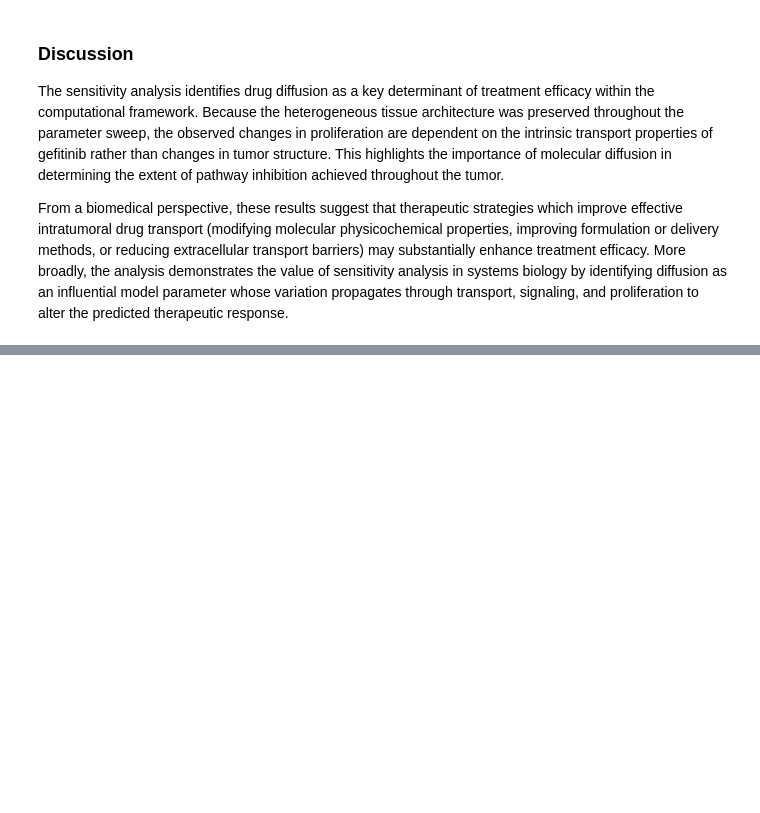
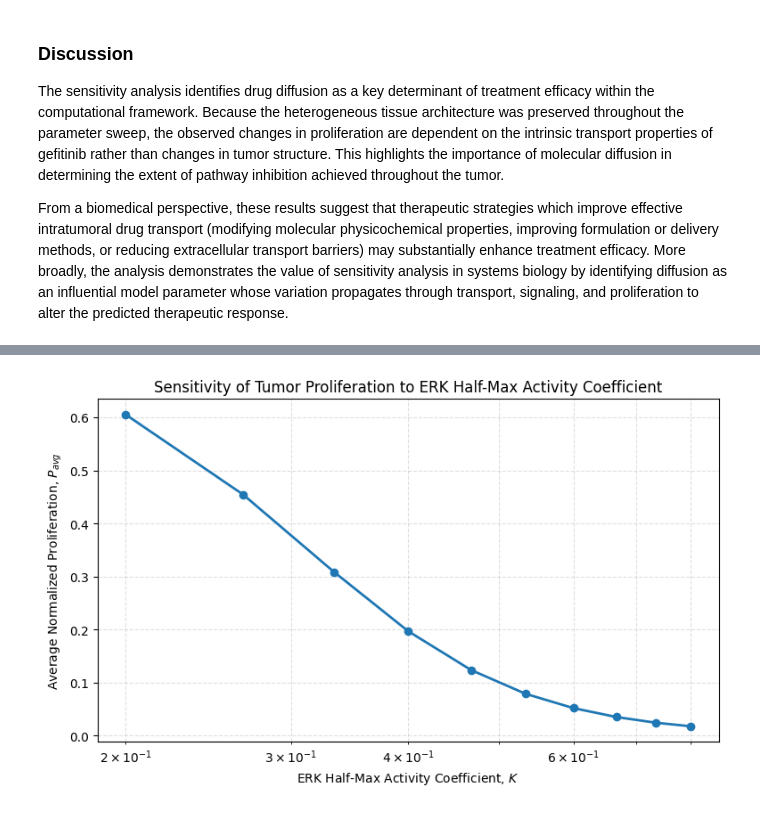
Before and after one commit to abhirym/Drug-Diffusion-Project, a Jupyter notebook: exp05_sensitivity_analysis.ipynb, the cells around one changed output, grey strips where cells are left out. Saved outputs shown, nothing was run; the diff lists cells and outputs as text; code cells hidden in the pictures; blank space fills up the shorter version.

```diff
--- a/exp05_sensitivity_analysis.ipynb
+++ b/exp05_sensitivity_analysis.ipynb
@@ -221,0 +380,32 @@ for
+# %%
+import numpy as np
+import matplotlib.pyplot as plt
+
+# Solving average proliferation rates
+prolif_avg = []
+
+for K in k_values:
+    C = diffusion_solver(D)
+    EGFR = egfr_activity(C, ic_50, n)
+    ERK = erk_activity(EGFR, alpha_erk)
+    P = proliferation(ERK, K, m)
+    prolif_avg.append(np.mean(P[-1, :]))
+# %%
+import numpy as np
+import matplotlib.pyplot as plt
+
+plt.figure(figsize=(9, 5))
+
+plt.plot(k_values, prolif_avg, marker='o', linewidth=2)
+
+plt.xscale('log')
+
+plt.xlabel(r'ERK Half-Max Activity Coefficient, $K$')
+plt.ylabel(r'Average Normalized Proliferation, $P_{avg}$')
+plt.title(r'Sensitivity of Tumor Proliferation to ERK Half-Max Activity Coefficient')
+
+plt.grid(True, which='both', linestyle='--', alpha=0.4)
+
+plt.show()
+# %% [output]
+[figure, added]
```
Also changed, not shown: parts of 21 cells of this notebook.
